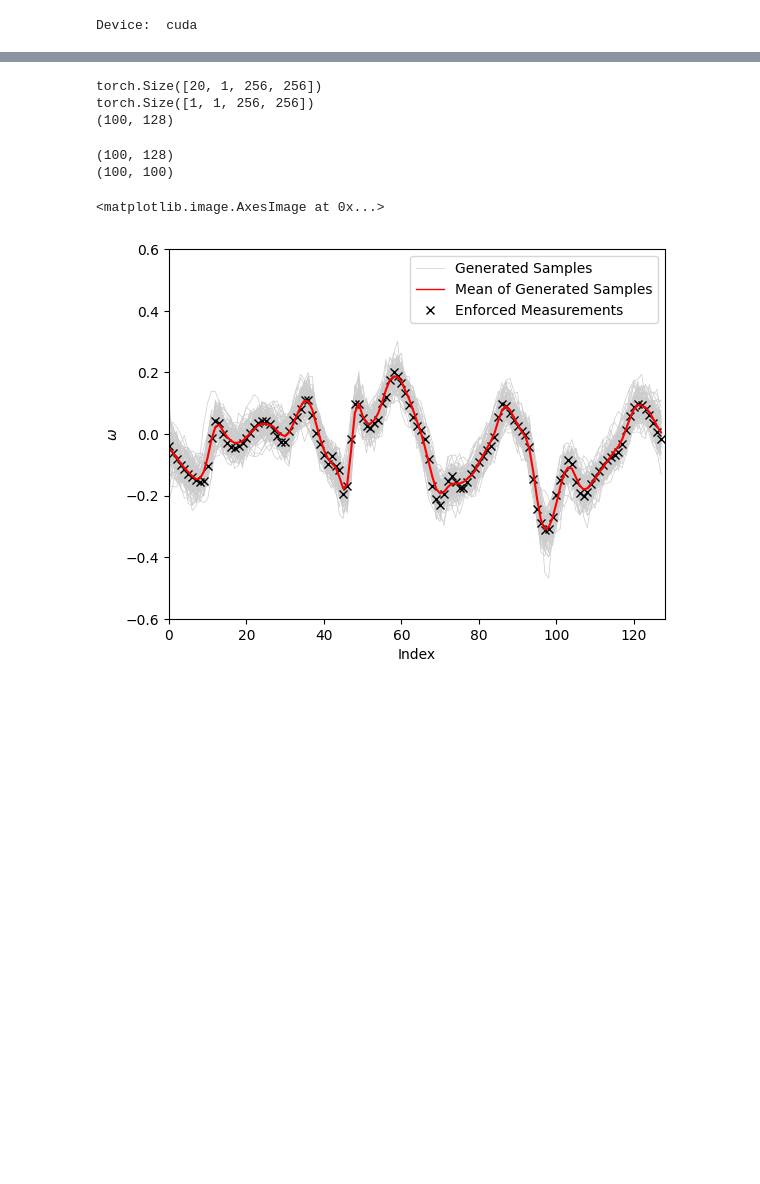
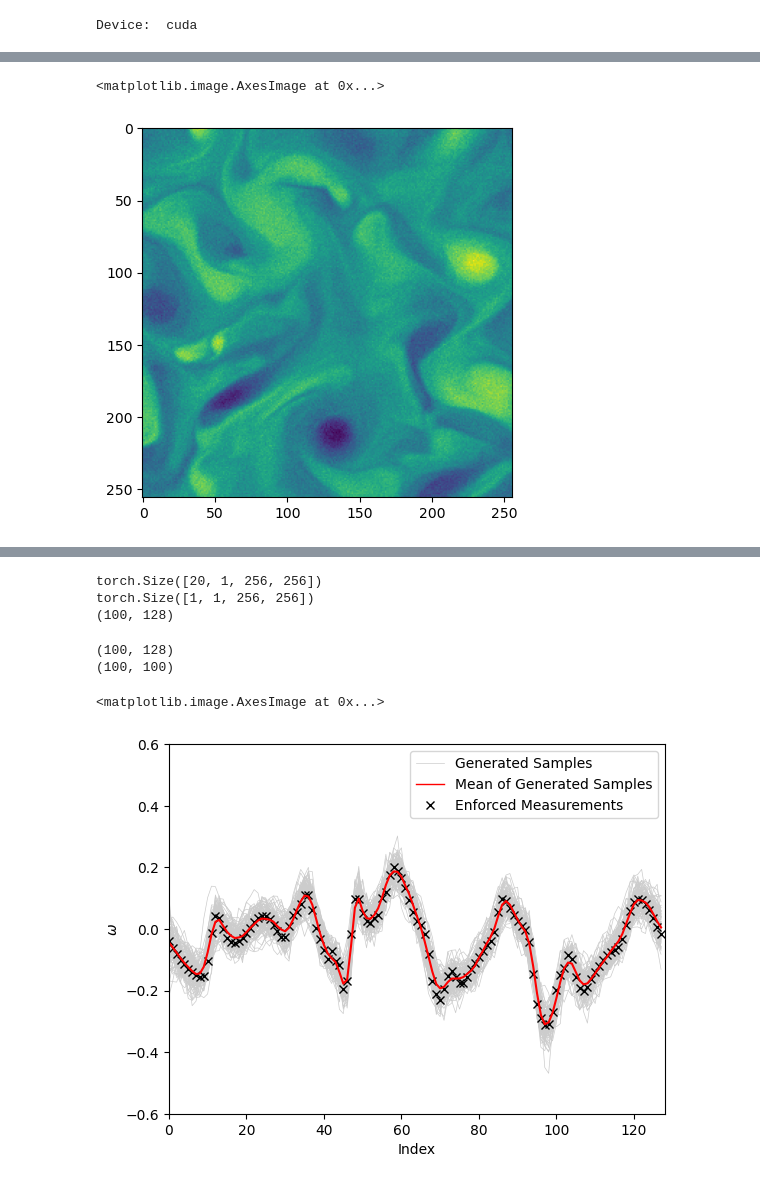
Before and after one commit to baristuran/baris-personal, a Jupyter notebook: data_assimilation.ipynb, the cells around one changed output, grey strips where cells are left out. Drawn from its saved outputs; the diff is of its cells as text; code cells hidden in the pictures; blank space fills up the shorter version.

```diff
--- a/data_assimilation.ipynb
+++ b/data_assimilation.ipynb
@@ -158,3 +178,18 @@ sparse_measurement = torch.tensor(interpolated_sparse_measurement[trajectory],
+# %%
+def denoise_dataloader(guidance_dataloader, model, K, beta_max = 0.02, steps=[1000], output_freq=10):
+    images = []
+    for guidance in guidance_dataloader:
+        guidance = torch.tensor(guidance).to(device)
+        generated_image = denoise(guidance, model, K=K, beta_max=beta_max, steps=steps, output_freq=output_freq).squeeze().detach().cpu().numpy()
+        images.append(generated_image)
+    images = np.concatenate(images, axis=0)
+    return images
+
+generates_samples = denoise_dataloader(guidance_dataloader, model, K=1, steps=[10])
+plt.imshow(generates_samples[0])
+# %% [output]
+<matplotlib.image.AxesImage at 0x...>
+[figure, added]
 # %%
 def two_point_corr(field, axis=0):
     number_of_cells = field.shape[axis]
```
Also changed, not shown: parts of 5 cells of this notebook.
